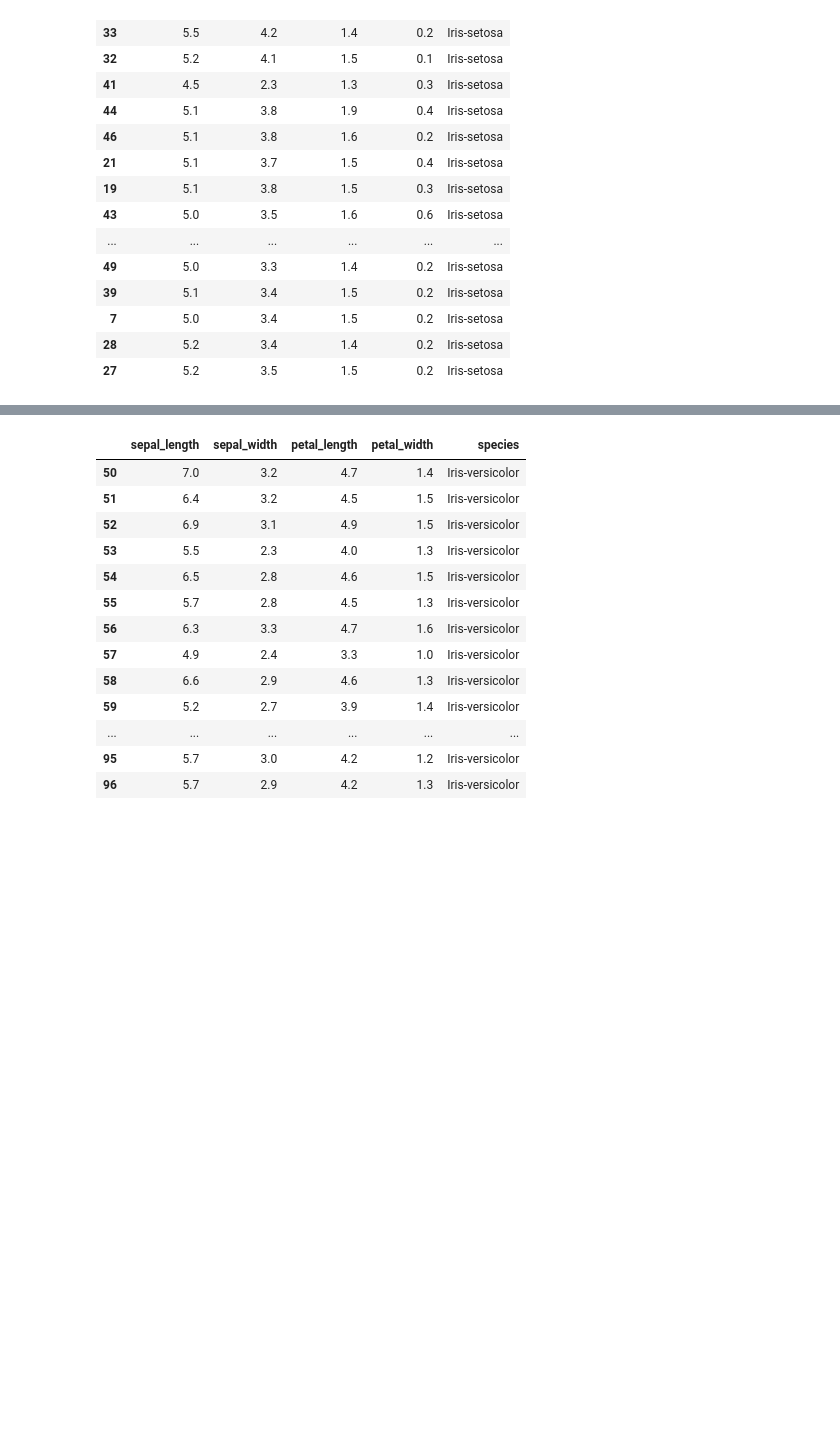
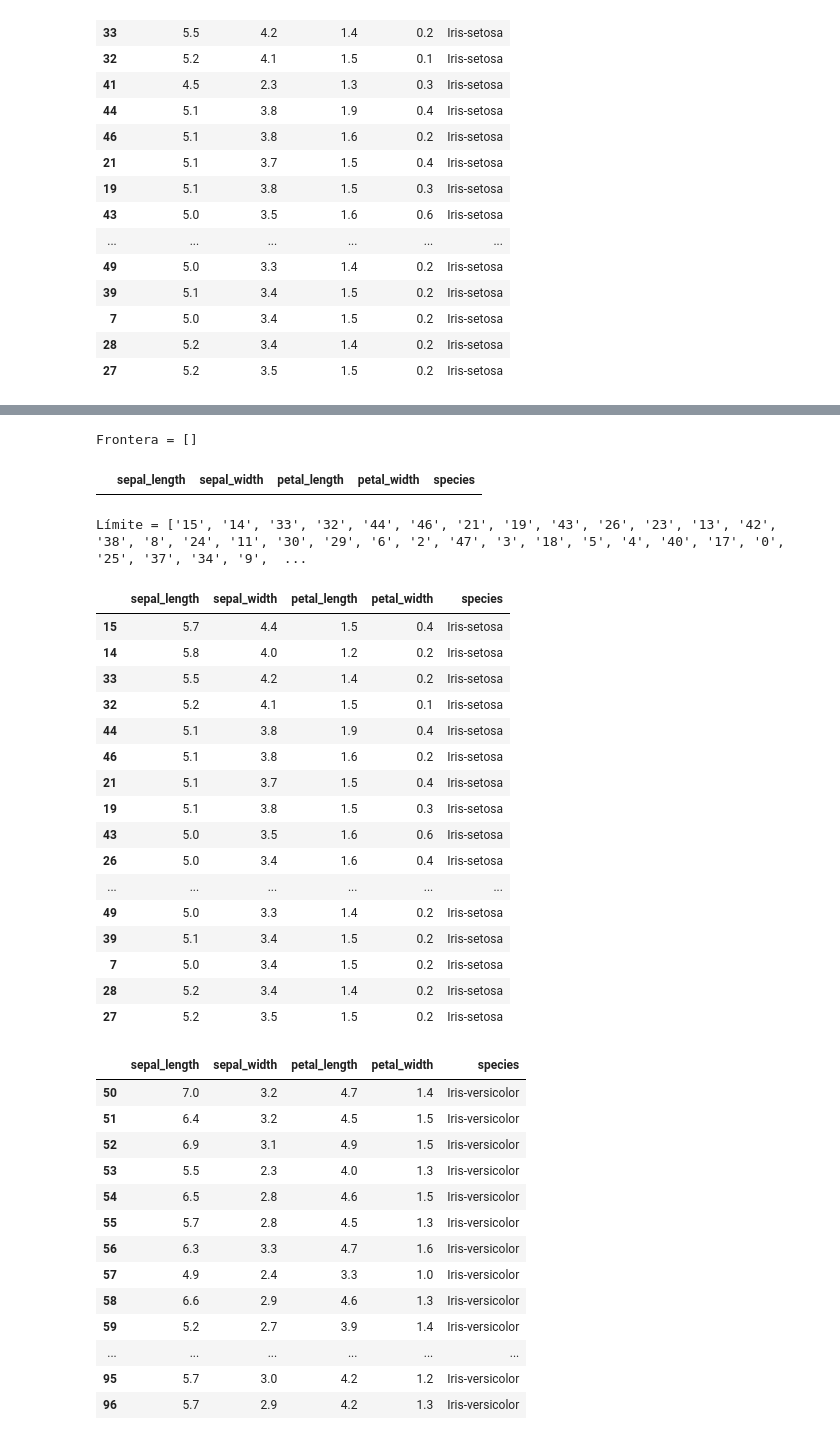
Before and after one commit to Gennifer2001/tesis, a Jupyter notebook: Tésisjeje_irisxd.ipynb, the cells around one changed output, grey strips where cells are left out. Drawn from its saved outputs; the diff is of its cells as text; code cells hidden in the pictures; blank space fills up the shorter version.

```diff
--- a/Tésisjeje_irisxd.ipynb
+++ b/Tésisjeje_irisxd.ipynb
@@ -523,3 +567,29 @@ Interior = ['15', '14', '33', '32', '41', '44', '46', '21', '19', '43', '26', '2
+# %%
+frontera(Base_resultados,A1,df)
+# %% [output]
+Frontera = []
+|  | sepal_length | sepal_width | petal_length | petal_width | species |
+# %%
+limite(Base_resultados,A1,df)
+# %% [output]
+Límite = ['15', '14', '33', '32', '44', '46', '21', '19', '43', '26', '23', '13', '42', '38', '8', '24', '11', '30', '29', '6', '2', '47', '3', '18', '5', '4', '40', '17', '0', '25', '37', '34', '9',  ...
+|  | sepal_length | sepal_width | petal_length | petal_width | species |
+| 15 | 5.7 | 4.4 | 1.5 | 0.4 | Iris-setosa |
+| 14 | 5.8 | 4.0 | 1.2 | 0.2 | Iris-setosa |
+| 33 | 5.5 | 4.2 | 1.4 | 0.2 | Iris-setosa |
+| 32 | 5.2 | 4.1 | 1.5 | 0.1 | Iris-setosa |
+| 44 | 5.1 | 3.8 | 1.9 | 0.4 | Iris-setosa |
+| 46 | 5.1 | 3.8 | 1.6 | 0.2 | Iris-setosa |
+| 21 | 5.1 | 3.7 | 1.5 | 0.4 | Iris-setosa |
+| 19 | 5.1 | 3.8 | 1.5 | 0.3 | Iris-setosa |
+| 43 | 5.0 | 3.5 | 1.6 | 0.6 | Iris-setosa |
+| 26 | 5.0 | 3.4 | 1.6 | 0.4 | Iris-setosa |
+| ... | ... | ... | ... | ... | ... |
+| 49 | 5.0 | 3.3 | 1.4 | 0.2 | Iris-setosa |
+| 39 | 5.1 | 3.4 | 1.5 | 0.2 | Iris-setosa |
+| 7 | 5.0 | 3.4 | 1.5 | 0.2 | Iris-setosa |
+| 28 | 5.2 | 3.4 | 1.4 | 0.2 | Iris-setosa |
+| 27 | 5.2 | 3.5 | 1.5 | 0.2 | Iris-setosa |
 # %%
 versicolor = df[df['species']=='Iris-versicolor']
 versicolor
```
Also changed, not shown: parts of 18 cells of this notebook.
